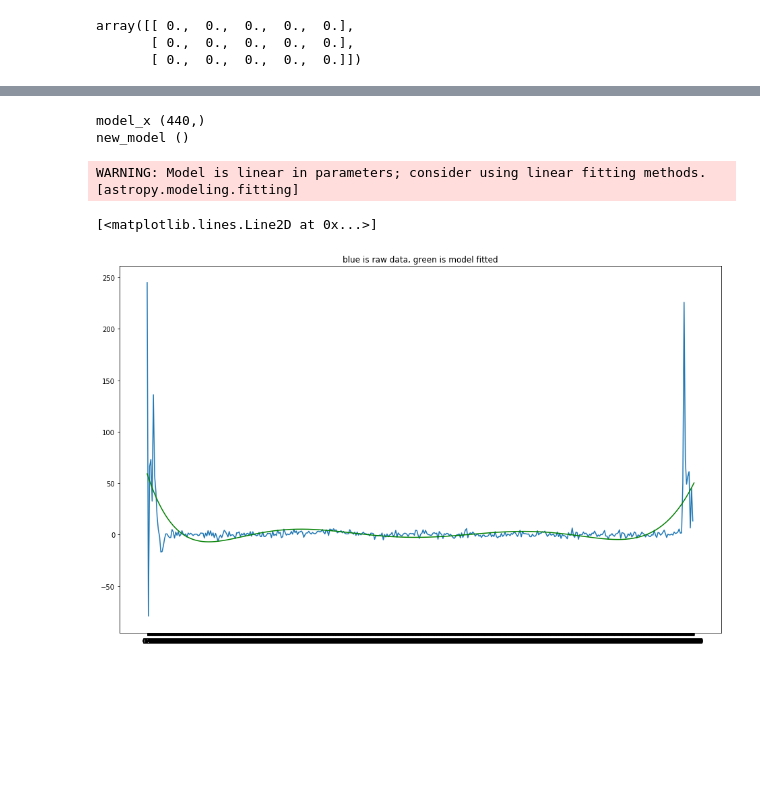
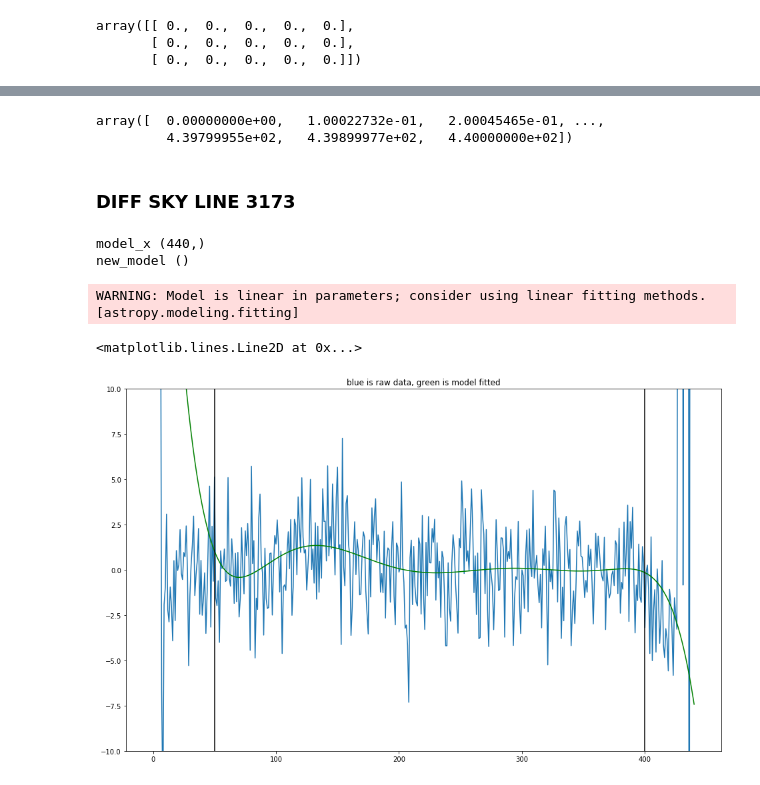
Before and after one commit to deerow22/data_reduction_scrap, a Jupyter notebook: checking sky model.ipynb, the cells around one changed output, grey strips where cells are left out. Drawn from its saved outputs; the diff is of its cells as text; code cells hidden in the pictures; blank space fills up the shorter version.

```diff
--- a/checking sky model.ipynb
+++ b/checking sky model.ipynb
@@ -248,28 +347,45 @@ array([[ 0.,  0.,  0.,  0.,  0.],
+# %%
+x_model
+# %% [output]
+array([  0.00000000e+00,   1.00022732e-01,   2.00045465e-01, ...,
+         4.39799955e+02,   4.39899977e+02,   4.40000000e+02])
+# %% [markdown]
+### DIFF SKY LINE 3173
 # %%
-#x = np.arange(10)
-x = np.linspace(0, len(model_data2), len(model_data2)*10) #(4400,)
-model_x = np.arange(0,len(model_data2))
-y = model_data2
+#checking diff sky line:
+
+
+model_data3=model_data[3173]
+
+skyaps=[(30,110),(180,400)]
+x = np.linspace(0, len(model_data3), len(model_data3)*10) #(4400,)
+model_x = np.arange(0,len(model_data3))
+y = model_data3
 #yy = np.array([y, y])
 p2 = modeling.models.Polynomial1D(7)#, n_models=1)
+
 #pfit = fitting.LinearLSQFitter()
 pfit = modeling.fitting.LevMarLSQFitter()
 
 #for i in yy:
 #    print(i)
 print('model_x',np.shape(model_x))
 
 #print(np.shape(yy))
-new_model = pfit(p2, model_x, y)#, yy)#, yy)
+new_model = pfit(p2, model_x[50:400], y[50:400])#, yy)#, yy)
 #print(new_model)
 print('new_model',np.shape(new_model))
-plt.xticks(x)
+#plt.xticks(x)
 plt.title('blue is raw data, green is model fitted')
-plt.plot(model_x,y)
-plt.plot(x,new_model(x),color='g')
+
+plt.plot(model_x,y)#(model_x,y)
+plt.plot(x,new_model(x),color='g')#(x,new_model(x),color='g')
+plt.ylim(-10,10)
+plt.axvline(50,color='k')
+plt.axvline(400,color='k')
 # %% [output]
 model_x (440,)
 new_model ()
 WARNING: Model is linear in parameters; consider using linear fitting methods. [astropy.modeling.fitting]
-[<matplotlib.lines.Line2D at 0x...>]
+<matplotlib.lines.Line2D at 0x...>
-[figure, old version]
+[figure, new version]
```
Also changed, not shown: parts of 15 cells of this notebook.
